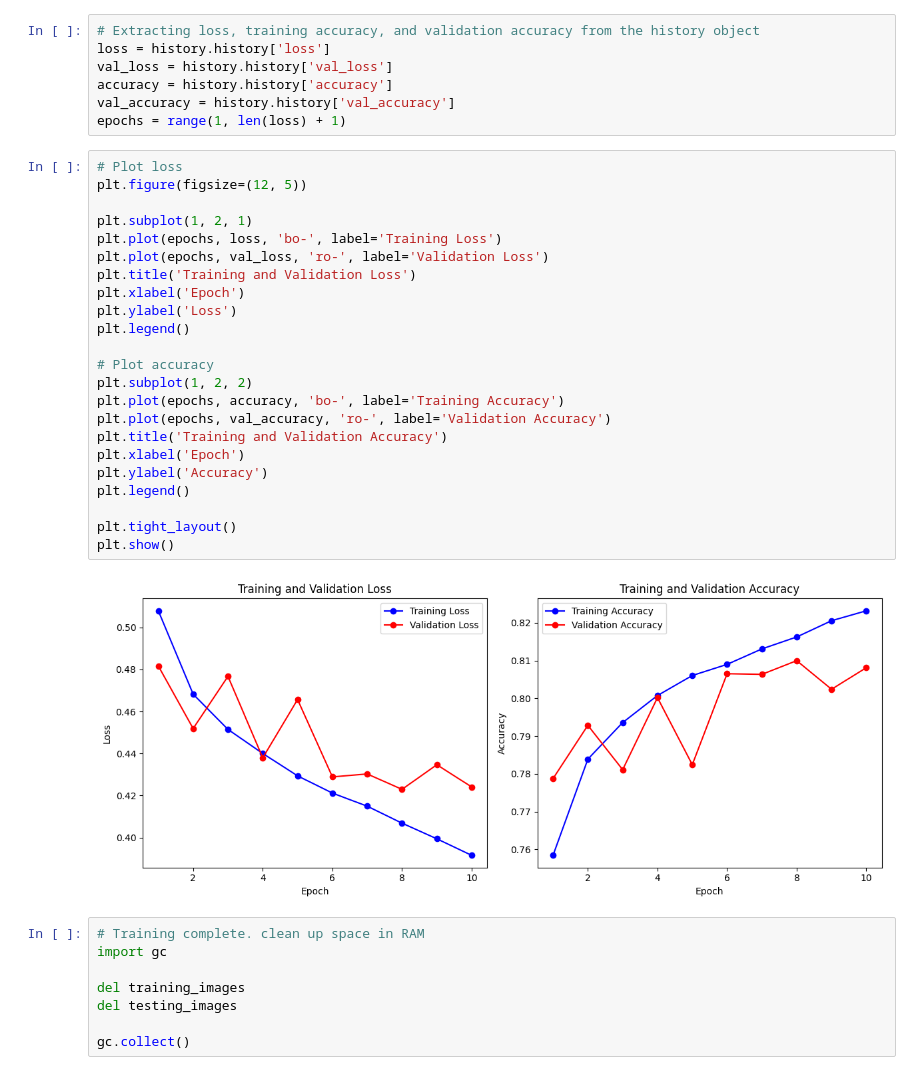
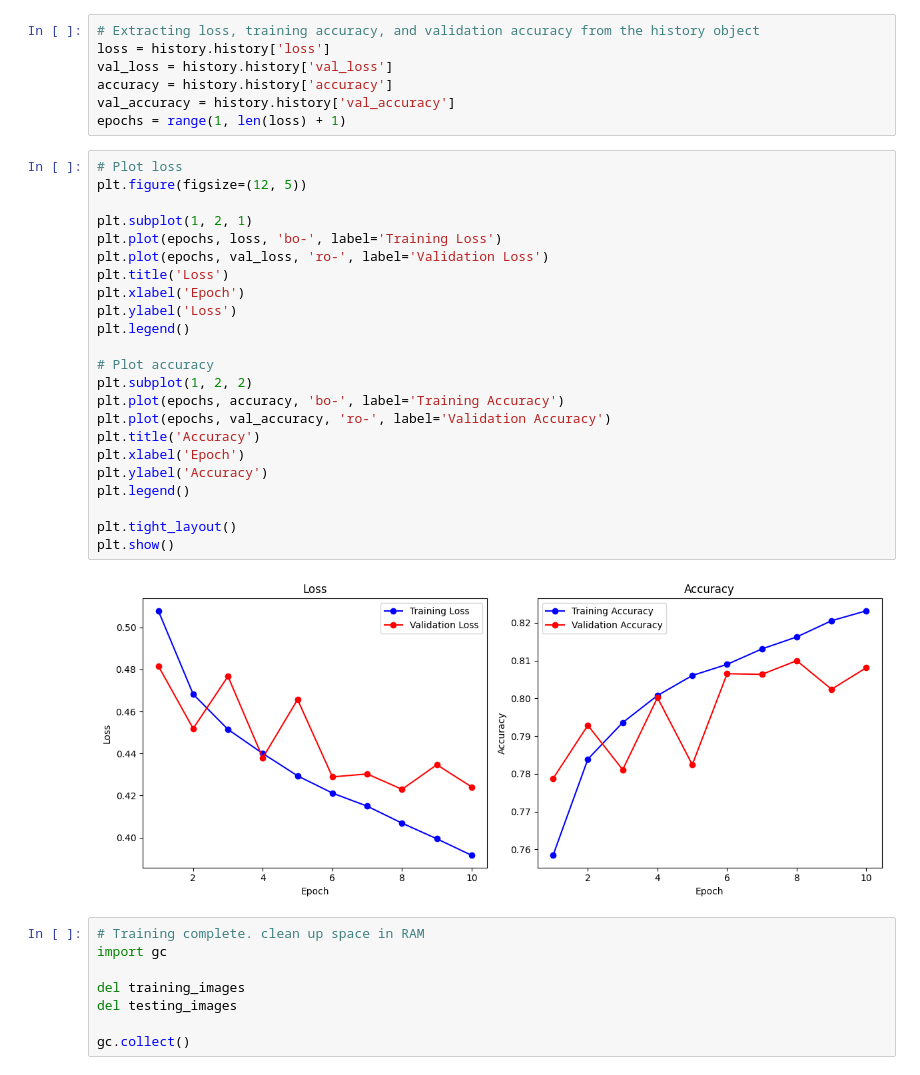
Before and after one commit to dylan33smith/HistopathologicCancerDetection, a Jupyter notebook: KaggleDataAnalysis.ipynb, the cells around one changed output. Saved outputs shown, nothing was run; the diff lists cells and outputs as text.

```diff
--- a/KaggleDataAnalysis.ipynb
+++ b/KaggleDataAnalysis.ipynb
@@ -344,28 +344,28 @@ epochs = range(1, len(loss) + 1)
 # %%
 # Plot loss
 plt.figure(figsize=(12, 5))
 
 plt.subplot(1, 2, 1)
 plt.plot(epochs, loss, 'bo-', label='Training Loss')
 plt.plot(epochs, val_loss, 'ro-', label='Validation Loss')
-plt.title('Training and Validation Loss')
+plt.title('Loss')
 plt.xlabel('Epoch')
 plt.ylabel('Loss')
 plt.legend()
 
 # Plot accuracy
 plt.subplot(1, 2, 2)
 plt.plot(epochs, accuracy, 'bo-', label='Training Accuracy')
 plt.plot(epochs, val_accuracy, 'ro-', label='Validation Accuracy')
-plt.title('Training and Validation Accuracy')
+plt.title('Accuracy')
 plt.xlabel('Epoch')
 plt.ylabel('Accuracy')
 plt.legend()
 
 plt.tight_layout()
 plt.show()
 # %% [output]
-[figure, old version]
+[figure, new version]
 # %%
 # Training complete. clean up space in RAM
 import gc
```
Also changed, not shown: parts of 7 cells of this notebook.
